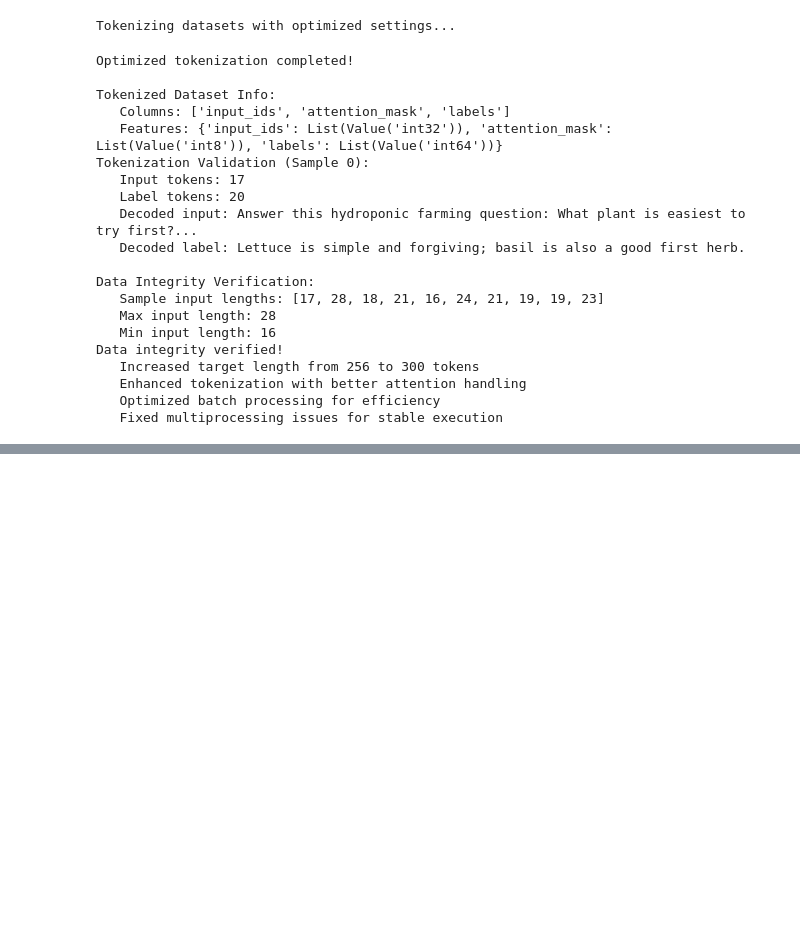
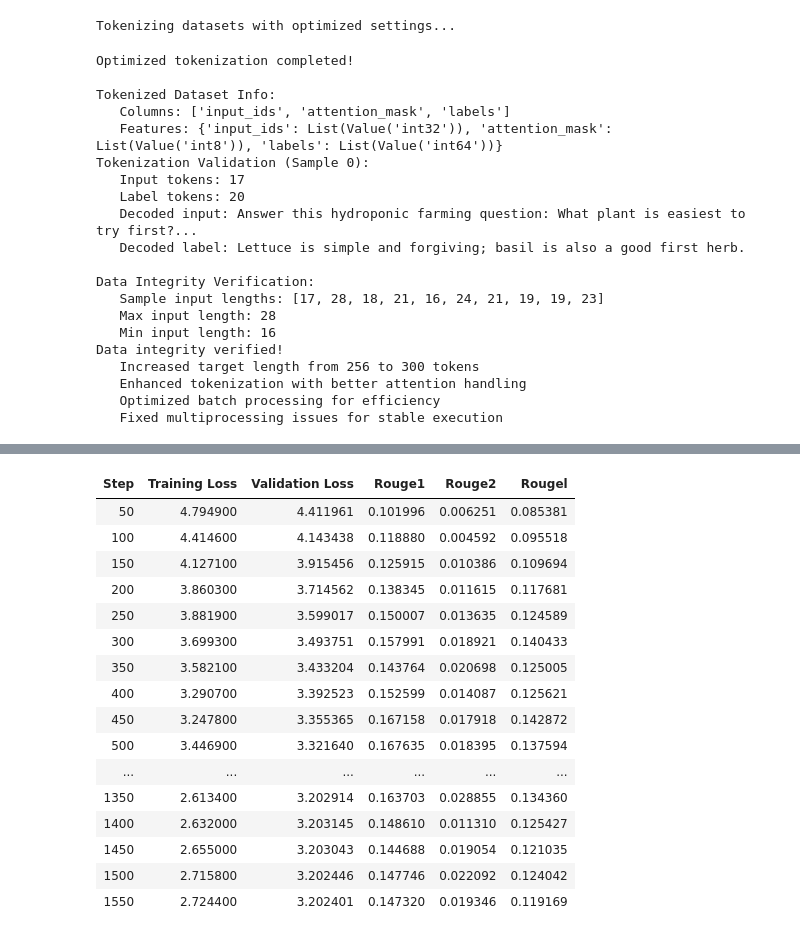
Before and after one commit to Afsaumutoniwase/Farmsmart_growmate_chatbot, a Jupyter notebook: notebooks/flan_t5_hydroponic_chatbot.ipynb, the cells around one changed output, grey strips where cells are left out. Cells and saved outputs as stored; diff of their text form; code cells hidden in the pictures; blank space fills up the shorter version.

Commit message:
pushing all experiments

```diff
--- a/notebooks/flan_t5_hydroponic_chatbot.ipynb
+++ b/notebooks/flan_t5_hydroponic_chatbot.ipynb
@@ -1215,0 +915,76 @@ Memory cleaned and model saving completed!
+# %%
+# EXPERIMENT 2: Optimized Training Configuration
+print("EXPERIMENT 2: OPTIMIZED TRAINING")
+
+# Reload fresh model for Experiment 2
+model_exp2 = T5ForConditionalGeneration.from_pretrained(
+    MODEL_NAME,
+    torch_dtype=torch.float16 if device.type == 'cuda' else torch.float32
+)
+
+# Experiment 2 Configuration
+EXP2_CONFIG = {
+    "epochs": 25,
+    "learning_rate": 3e-5,
+    "batch_size": 8 if device.type == 'cuda' else 4,
+    "gradient_accumulation_steps": 2,
+    "warmup_steps": 200,
+    "eval_steps": 50,
+    "save_steps": 50,
+    "logging_steps": 10
+}
+
+# Training arguments for Experiment 2
+exp2_training_args = TrainingArguments(
+    output_dir=str(MODEL_DIR / "exp2-optimized-checkpoints"),
+    num_train_epochs=EXP2_CONFIG["epochs"],
+    per_device_train_batch_size=EXP2_CONFIG["batch_size"],
+    per_device_eval_batch_size=EXP2_CONFIG["batch_size"],
+    gradient_accumulation_steps=EXP2_CONFIG["gradient_accumulation_steps"],
+    warmup_steps=EXP2_CONFIG["warmup_steps"],
+    learning_rate=EXP2_CONFIG["learning_rate"],
+    weight_decay=0.02,
+    logging_dir=str(MODEL_DIR / "logs/exp2"),
+    logging_steps=EXP2_CONFIG["logging_steps"],
+    eval_strategy="steps",
+    eval_steps=EXP2_CONFIG["eval_steps"],
+    save_strategy="steps",
+    save_steps=EXP2_CONFIG["save_steps"],
+    save_total_limit=5,
+    load_best_model_at_end=True,
+    metric_for_best_model="eval_loss",
+    greater_is_better=False,
+    report_to="none",
+    fp16=device.type == 'cuda',
+    dataloader_pin_memory=False,
+    remove_unused_columns=False,
+    push_to_hub=False,
+    seed=42,
+    lr_scheduler_type="cosine",
+    max_grad_norm=0.5
+)
+
+# Create trainer for Experiment 2
+exp2_trainer = AdvancedT5Trainer(
+    model=model_exp2,
+    args=exp2_training_args,
+    train_dataset=train_dataset,
+    eval_dataset=val_dataset,
+    tokenizer=tokenizer,
+    data_collator=data_collator,
+    compute_metrics=compute_metrics
+)
+
+print(f"\nExperiment 2 Configuration:")
+print(f"   Epochs: {EXP2_CONFIG['epochs']} (increased from Exp1: 12)")
+print(f"   Learning Rate: {EXP2_CONFIG['learning_rate']} (increased from Exp1: 1e-5)")
+print(f"   Batch Size: {EXP2_CONFIG['batch_size']}")
+print(f"   Effective Batch Size: {EXP2_CONFIG['batch_size'] * EXP2_CONFIG['gradient_accumulation_steps']}")
+print(f"   Scheduler: cosine")
+
+print(f"\nStarting Experiment 2 training...")
+exp2_results = exp2_trainer.train()
+
+print(f"\nExperiment 2 completed!")
+print(f"Final Training Loss: {exp2_results.training_loss:.4f}")
+# %% [output]
@@ -1215,0 +1002,17 @@ Memory cleaned and model saving completed!
+| Step | Training Loss | Validation Loss | Rouge1 | Rouge2 | Rougel |
+| 50 | 4.794900 | 4.411961 | 0.101996 | 0.006251 | 0.085381 |
+| 100 | 4.414600 | 4.143438 | 0.118880 | 0.004592 | 0.095518 |
+| 150 | 4.127100 | 3.915456 | 0.125915 | 0.010386 | 0.109694 |
+| 200 | 3.860300 | 3.714562 | 0.138345 | 0.011615 | 0.117681 |
+| 250 | 3.881900 | 3.599017 | 0.150007 | 0.013635 | 0.124589 |
+| 300 | 3.699300 | 3.493751 | 0.157991 | 0.018921 | 0.140433 |
+| 350 | 3.582100 | 3.433204 | 0.143764 | 0.020698 | 0.125005 |
+| 400 | 3.290700 | 3.392523 | 0.152599 | 0.014087 | 0.125621 |
+| 450 | 3.247800 | 3.355365 | 0.167158 | 0.017918 | 0.142872 |
+| 500 | 3.446900 | 3.321640 | 0.167635 | 0.018395 | 0.137594 |
+| ... | ... | ... | ... | ... | ... |
+| 1350 | 2.613400 | 3.202914 | 0.163703 | 0.028855 | 0.134360 |
+| 1400 | 2.632000 | 3.203145 | 0.148610 | 0.011310 | 0.125427 |
+| 1450 | 2.655000 | 3.203043 | 0.144688 | 0.019054 | 0.121035 |
+| 1500 | 2.715800 | 3.202446 | 0.147746 | 0.022092 | 0.124042 |
+| 1550 | 2.724400 | 3.202401 | 0.147320 | 0.019346 | 0.119169 |
```
Also changed, not shown: parts of 28 cells of this notebook.
